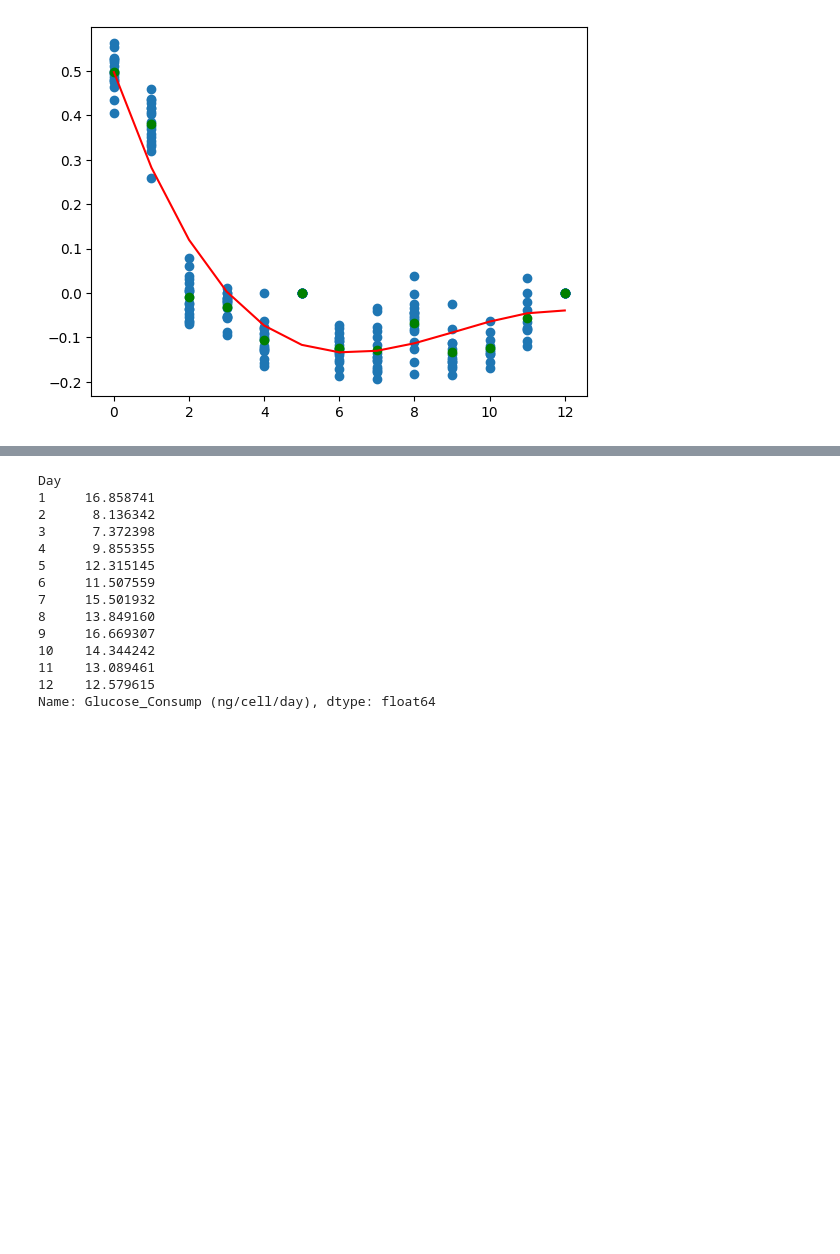
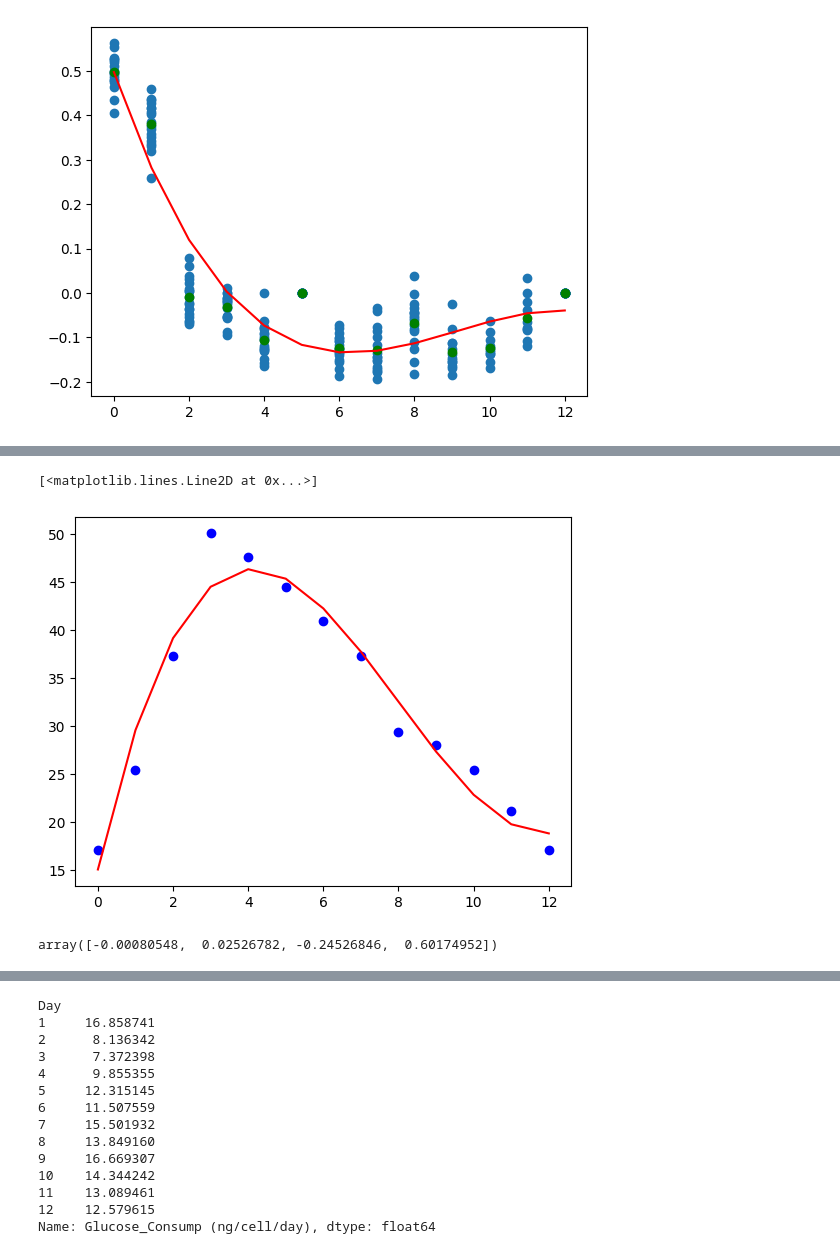
Before and after one commit to zhatz111/state-space-mpc, a Jupyter notebook: notebooks/soft-sensor-exploration.ipynb, the cells around one changed output, grey strips where cells are left out. Drawn from its saved outputs; the diff is of its cells as text; code cells hidden in the pictures; blank space fills up the shorter version.

```diff
--- a/notebooks/soft-sensor-exploration.ipynb
+++ b/notebooks/soft-sensor-exploration.ipynb
@@ -269,0 +274,7 @@ for _, group in batch_grouped:
+# %%
+df_200L = pd.read_csv(r"C:\Users\zah48132\OneDrive - GSK\Documents\GitHub\state-space-model\data\raw\DR22-019-Production.csv")
+plt.plot(df_200L["Day"], df_200L["VCC"], "bo")
+plt.plot(df_200L["Day"], np.polyval(np.array([ 0.11762821, -2.82045455, 17.22013403, 15.09807692]),df_200L["Day"]), "r-")
+# %% [output]
+[<matplotlib.lines.Line2D at 0x...>]
+[figure, added]
@@ -269,0 +291,4 @@ for _, group in batch_grouped:
+# %%
+np.polyfit(np.linspace(0,12,len(diff_1[:-1])), diff_1[:-1], 3)
+# %% [output]
+array([-0.00080548,  0.02526782, -0.24526846,  0.60174952])
```
Also changed, not shown: parts of 10 cells of this notebook, 30 other files.
